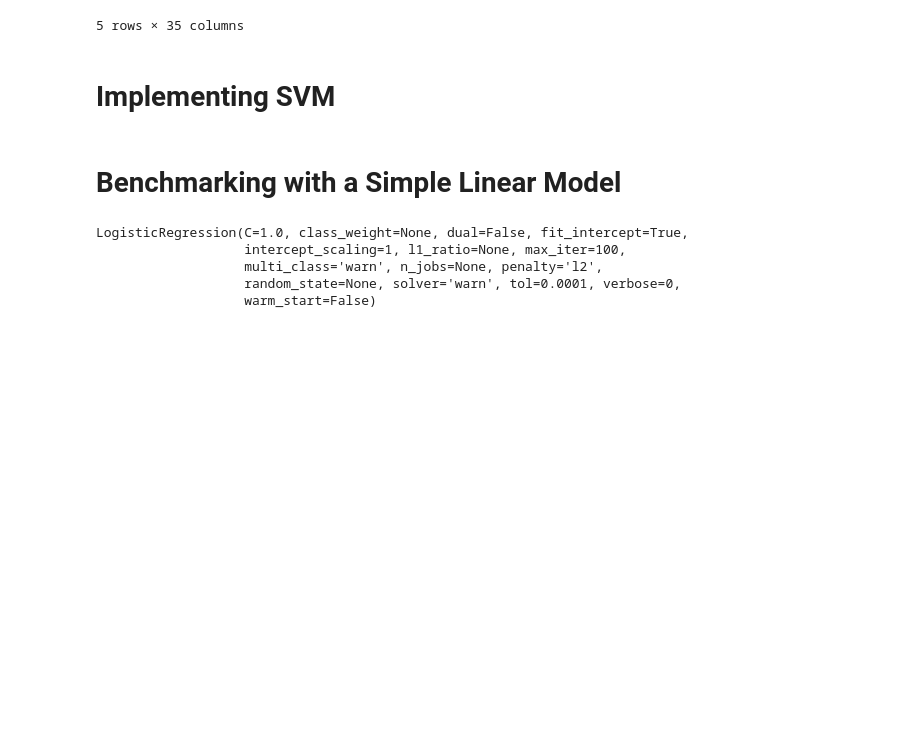
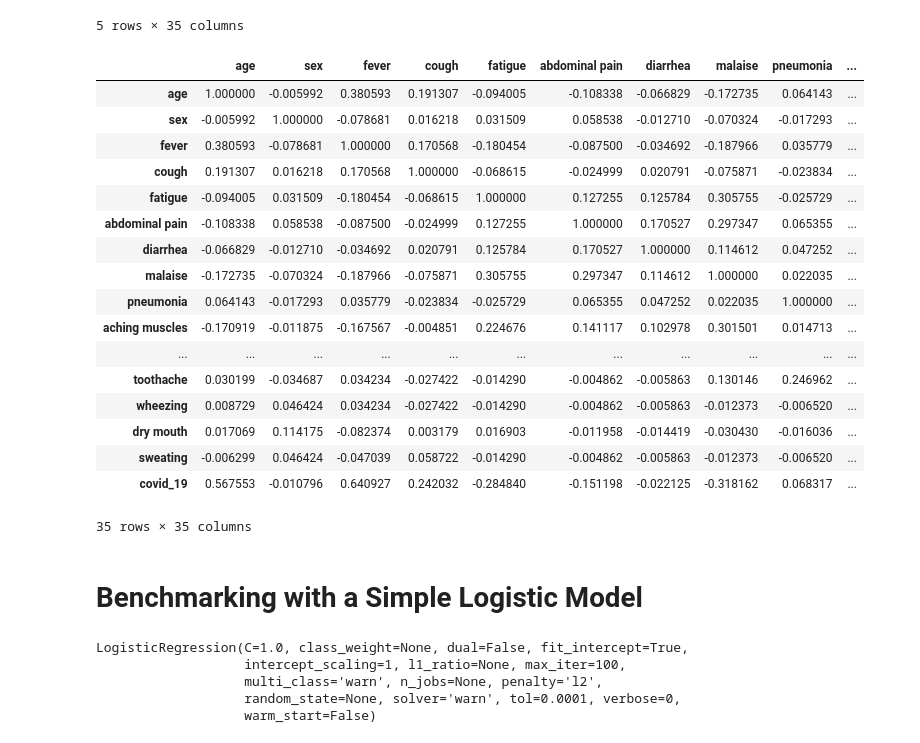
Before and after one commit to prajwollamichhane11/The-Covid19-Detector, a Jupyter notebook: Generating and Predicting the Model.ipynb, the cells around one changed output. Cells and saved outputs as stored; diff of their text form; code cells hidden in the pictures; blank space fills up the shorter version.

```diff
--- a/Generating and Predicting the Model.ipynb
+++ b/Generating and Predicting the Model.ipynb
@@ -16,8 +16,28 @@ df.head()
 | 3 | 62 | 1 | 1 | 0 | 0 | 0 | 0 | 0 | 0 | ... |
 | 4 | 23 | 1 | 0 | 0 | 0 | 0 | 0 | 0 | 0 | ... |
 5 rows × 35 columns
-# %% [markdown]
-# Implementing SVM
+# %%
+corrDF = df.corr()
+corrDF
+# %% [output]
+|  | age | sex | fever | cough | fatigue | abdominal pain | diarrhea | malaise | pneumonia | ... |
+| age | 1.000000 | -0.005992 | 0.380593 | 0.191307 | -0.094005 | -0.108338 | -0.066829 | -0.172735 | 0.064143 | ... |
+| sex | -0.005992 | 1.000000 | -0.078681 | 0.016218 | 0.031509 | 0.058538 | -0.012710 | -0.070324 | -0.017293 | ... |
+| fever | 0.380593 | -0.078681 | 1.000000 | 0.170568 | -0.180454 | -0.087500 | -0.034692 | -0.187966 | 0.035779 | ... |
+| cough | 0.191307 | 0.016218 | 0.170568 | 1.000000 | -0.068615 | -0.024999 | 0.020791 | -0.075871 | -0.023834 | ... |
+| fatigue | -0.094005 | 0.031509 | -0.180454 | -0.068615 | 1.000000 | 0.127255 | 0.125784 | 0.305755 | -0.025729 | ... |
+| abdominal pain | -0.108338 | 0.058538 | -0.087500 | -0.024999 | 0.127255 | 1.000000 | 0.170527 | 0.297347 | 0.065355 | ... |
+| diarrhea | -0.066829 | -0.012710 | -0.034692 | 0.020791 | 0.125784 | 0.170527 | 1.000000 | 0.114612 | 0.047252 | ... |
+| malaise | -0.172735 | -0.070324 | -0.187966 | -0.075871 | 0.305755 | 0.297347 | 0.114612 | 1.000000 | 0.022035 | ... |
+| pneumonia | 0.064143 | -0.017293 | 0.035779 | -0.023834 | -0.025729 | 0.065355 | 0.047252 | 0.022035 | 1.000000 | ... |
+| aching muscles | -0.170919 | -0.011875 | -0.167567 | -0.004851 | 0.224676 | 0.141117 | 0.102978 | 0.301501 | 0.014713 | ... |
+| ... | ... | ... | ... | ... | ... | ... | ... | ... | ... | ... |
+| toothache | 0.030199 | -0.034687 | 0.034234 | -0.027422 | -0.014290 | -0.004862 | -0.005863 | 0.130146 | 0.246962 | ... |
+| wheezing | 0.008729 | 0.046424 | 0.034234 | -0.027422 | -0.014290 | -0.004862 | -0.005863 | -0.012373 | -0.006520 | ... |
+| dry mouth | 0.017069 | 0.114175 | -0.082374 | 0.003179 | 0.016903 | -0.011958 | -0.014419 | -0.030430 | -0.016036 | ... |
+| sweating | -0.006299 | 0.046424 | -0.047039 | 0.058722 | -0.014290 | -0.004862 | -0.005863 | -0.012373 | -0.006520 | ... |
+| covid_19 | 0.567553 | -0.010796 | 0.640927 | 0.242032 | -0.284840 | -0.151198 | -0.022125 | -0.318162 | 0.068317 | ... |
+35 rows × 35 columns
 # %%
 from sklearn.model_selection import train_test_split
 # %%
@@ -26,7 +46,7 @@ y = df["covid_19"]
 # %%
 X_train,X_test,y_train,y_test = train_test_split(X,y,test_size = 0.2,random_state = 42)
 # %% [markdown]
-# Benchmarking with a Simple Linear Model
+# Benchmarking with a Simple Logistic Model
 # %%
 from sklearn.linear_model import LogisticRegression
 # %%
```
Also changed, not shown: parts of 10 cells of this notebook.
